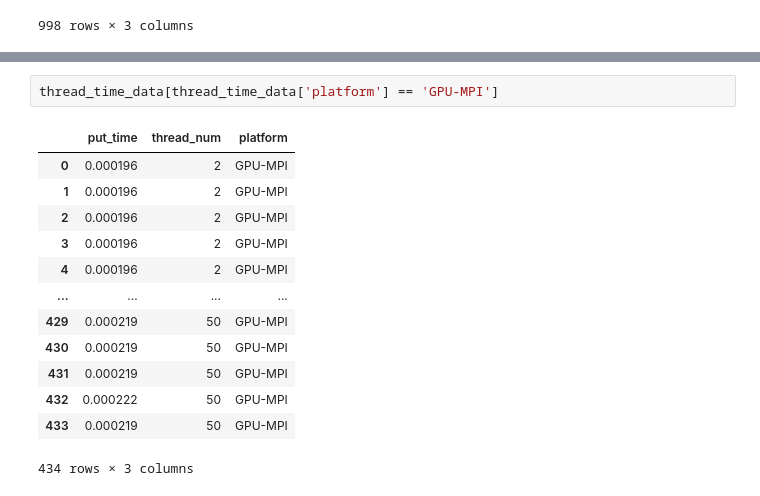
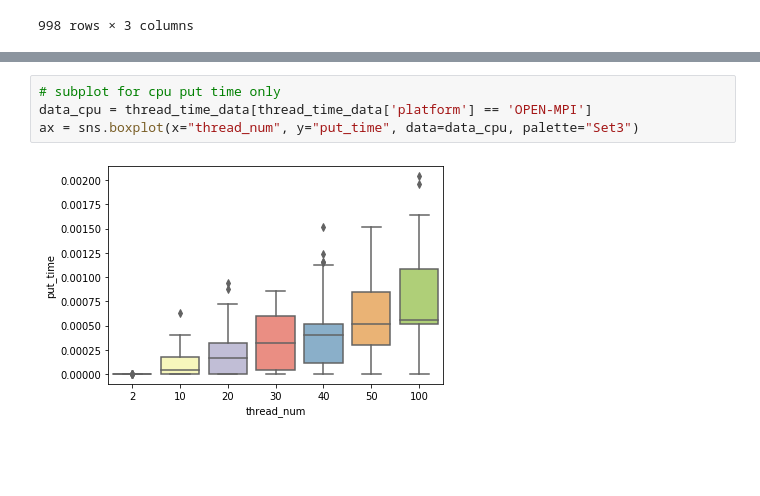
Before and after one commit to sinoyou/DPHPC-ETHZ-AS21-Visualization, a Jupyter notebook: DPHPC_ETHZ_AS21_Data_Visualization.ipynb, the cells around one changed output, grey strips where cells are left out. Saved outputs shown, nothing was run; the diff lists cells and outputs as text; blank space fills up the shorter version.

```diff
--- a/DPHPC_ETHZ_AS21_Data_Visualization.ipynb
+++ b/DPHPC_ETHZ_AS21_Data_Visualization.ipynb
@@ -84,16 +87,6 @@ ax = sns.boxplot(x="thread_num", y="put_time", data=data_gpu, palette="Set3")
-# %%
-thread_time_data[thread_time_data['platform'] == 'GPU-MPI']
-# %% [output]
-|  | put_time | thread_num | platform |
-| 0 | 0.000196 | 2 | GPU-MPI |
-| 1 | 0.000196 | 2 | GPU-MPI |
-| 2 | 0.000196 | 2 | GPU-MPI |
-| 3 | 0.000196 | 2 | GPU-MPI |
-| 4 | 0.000196 | 2 | GPU-MPI |
-| ... | ... | ... | ... |
-| 429 | 0.000219 | 50 | GPU-MPI |
-| 430 | 0.000219 | 50 | GPU-MPI |
-| 431 | 0.000219 | 50 | GPU-MPI |
-| 432 | 0.000222 | 50 | GPU-MPI |
-| 433 | 0.000219 | 50 | GPU-MPI |
-434 rows × 3 columns
+# %%
+# subplot for cpu put time only
+data_cpu = thread_time_data[thread_time_data['platform'] == 'OPEN-MPI']
+ax = sns.boxplot(x="thread_num", y="put_time", data=data_cpu, palette="Set3")
+# %% [output]
+[figure, added]
```
Also changed, not shown: parts of 6 cells of this notebook.
